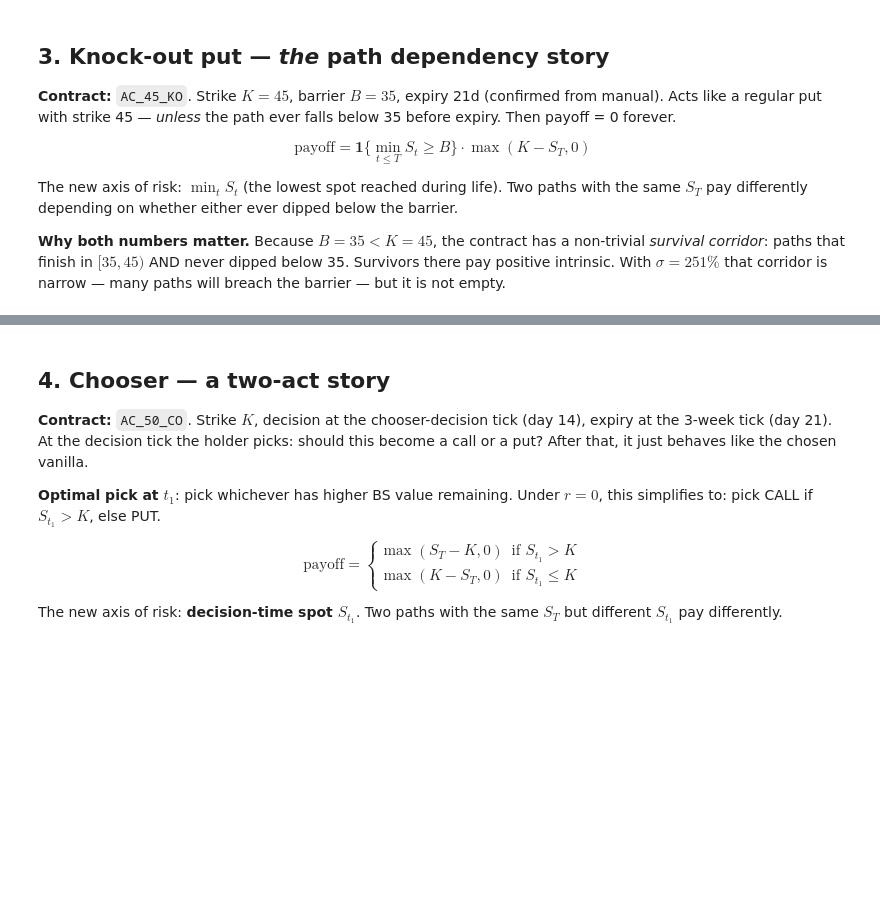
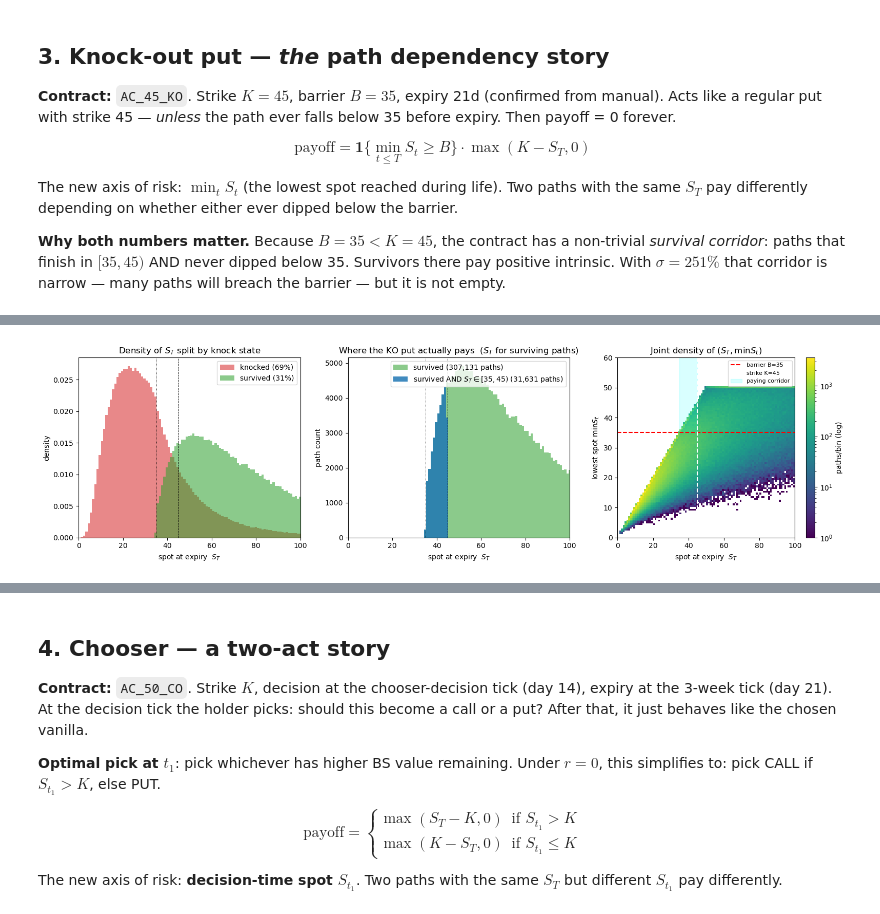
Before and after one commit to nikaslukyanov/kernel_trick, a Jupyter notebook: ROUND4/exotics_isolation.ipynb, the cells around one changed output, grey strips where cells are left out. Drawn from its saved outputs; the diff is of its cells as text; code cells hidden in the pictures; blank space fills up the shorter version.

```diff
--- a/ROUND4/exotics_isolation.ipynb
+++ b/ROUND4/exotics_isolation.ipynb
@@ -524,0 +623,85 @@ This is **not** the deterministic free-money trade I claimed when I (wrongly) as
+# %%
+# --- (c) Conditional distributions of S_T given KO state ---
+# Goal: see where the mass actually lives, in particular where the surviving-AND-ITM
+# corridor sits inside the full S_T distribution.
+
+knocked     = path_was_knocked_out
+survived    = ~knocked
+sT_knocked  = spot_at_3w_expiry[knocked]
+sT_survived = spot_at_3w_expiry[survived]
+
+# Marginal stats
+print('=== marginal P(knock state) ===')
+print(f'  P(knocked)         = {knocked.mean():.5f}')
+print(f'  P(survived)        = {survived.mean():.5f}')
+
+# Conditional moments
+def stats(name, x):
+    return (f'  E[{name}]     = {x.mean():>7.3f}'
+            f'   median = {np.median(x):>6.3f}'
+            f'   P5/P95 = {np.percentile(x,5):>6.3f}/{np.percentile(x,95):>6.3f}')
+
+print('\n=== S_T | knocked ===')
+print(stats('S_T|knocked', sT_knocked))
+print(f'  P(S_T < 45 | knocked)   = {(sT_knocked < 45).mean():.4f}   '
+      f'(no payoff anyway -- knocked is dead)')
+print(f'  P(S_T < 35 | knocked)   = {(sT_knocked < 35).mean():.4f}   '
+      f'(deep losers; min already <35, so finishing low is common)')
+
+print('\n=== S_T | survived ===')
+print(stats('S_T|survived', sT_survived))
+print(f'  P(S_T < 45 | survived)  = {(sT_survived < 45).mean():.4f}   '
+      f'(this is the ONLY bucket that pays the KO put)')
+print(f'  P(S_T >= 45 | survived) = {(sT_survived >= 45).mean():.4f}   '
+      f'(survivors finishing OTM)')
+print(f'  E[max(45-S_T,0) | survived] = {np.maximum(45-sT_survived,0).mean():.4f}')
+print(f'  -> KO fair = P(survived) * E[max(45-S_T,0) | survived]')
+print(f'             = {survived.mean():.4f} * {np.maximum(45-sT_survived,0).mean():.4f}'
+      f' = {survived.mean() * np.maximum(45-sT_survived,0).mean():.4f}'
+      f'   (matches direct MC fair {ko_fair_value:.4f})')
+
+# --- Side-by-side density of S_T conditional on state ---
+fig, axes = plt.subplots(1, 3, figsize=(16, 4.5))
+
+bins = np.linspace(0, 200, 200)
+ax = axes[0]
+ax.hist(sT_knocked,  bins=bins, density=True, alpha=0.55, color='C3',
+        label=f'knocked ({knocked.mean():.0%})')
+ax.hist(sT_survived, bins=bins, density=True, alpha=0.55, color='C2',
+        label=f'survived ({survived.mean():.0%})')
+ax.axvline(35, color='k', ls=':',  lw=0.7)
+ax.axvline(45, color='k', ls='--', lw=0.7)
+ax.set(xlabel='spot at expiry  $S_T$', ylabel='density',
+       title='Density of $S_T$ split by knock state', xlim=(0, 100))
+ax.legend()
+
+# Zoomed: where the corridor lives
+ax = axes[1]
+mask_corridor = survived & (spot_at_3w_expiry >= 35) & (spot_at_3w_expiry < 45)
+sT_corridor = spot_at_3w_expiry[mask_corridor]
+ax.hist(sT_survived, bins=bins, density=False, alpha=0.55, color='C2',
+        label=f'survived ({survived.sum():,} paths)')
+ax.hist(sT_corridor, bins=bins, density=False, alpha=0.85, color='C0',
+        label=f'survived AND $S_T\\in[35,45)$ ({mask_corridor.sum():,} paths)')
+ax.axvline(35, color='k', ls=':', lw=0.7);  ax.axvline(45, color='k', ls='--', lw=0.7)
+ax.set(xlabel='spot at expiry  $S_T$', ylabel='path count',
+       title='Where the KO put actually pays  ($S_T$ for surviving paths)',
+       xlim=(0, 100))
+ax.legend()
+
+# 2D heatmap of (S_T, min S_t) — the real state space
+from matplotlib.colors import LogNorm
+ax = axes[2]
+hist2d, xedges, yedges, _ = ax.hist2d(spot_at_3w_expiry, min_spot_over_path,
+                                       bins=[100, 100], range=[[0, 100], [0, 60]],
+                                       cmin=1, norm=LogNorm())
+ax.axhline(35, color='red', ls='--', lw=1.5, label='barrier B=35')
+ax.axvline(45, color='white', ls='--', lw=1.5, label='strike K=45')
+# Mark the corridor visually
+ax.fill_betweenx([35, 60], 35, 45, color='cyan', alpha=0.15, label='paying corridor')
+ax.set(xlabel='spot at expiry  $S_T$', ylabel='lowest spot $\\min S_t$',
+       title='Joint density of $(S_T, \\min S_t)$', xlim=(0,100), ylim=(0,60))
+ax.legend(fontsize=8, loc='upper right')
+plt.colorbar(_, ax=ax, label='paths/bin (log)')
+plt.tight_layout(); plt.show()
+# %% [output]
@@ -524,0 +724 @@ This is **not** the deterministic free-money trade I claimed when I (wrongly) as
+[figure, added]
```
Also changed, not shown: parts of 14 cells of this notebook, 1 other file.
